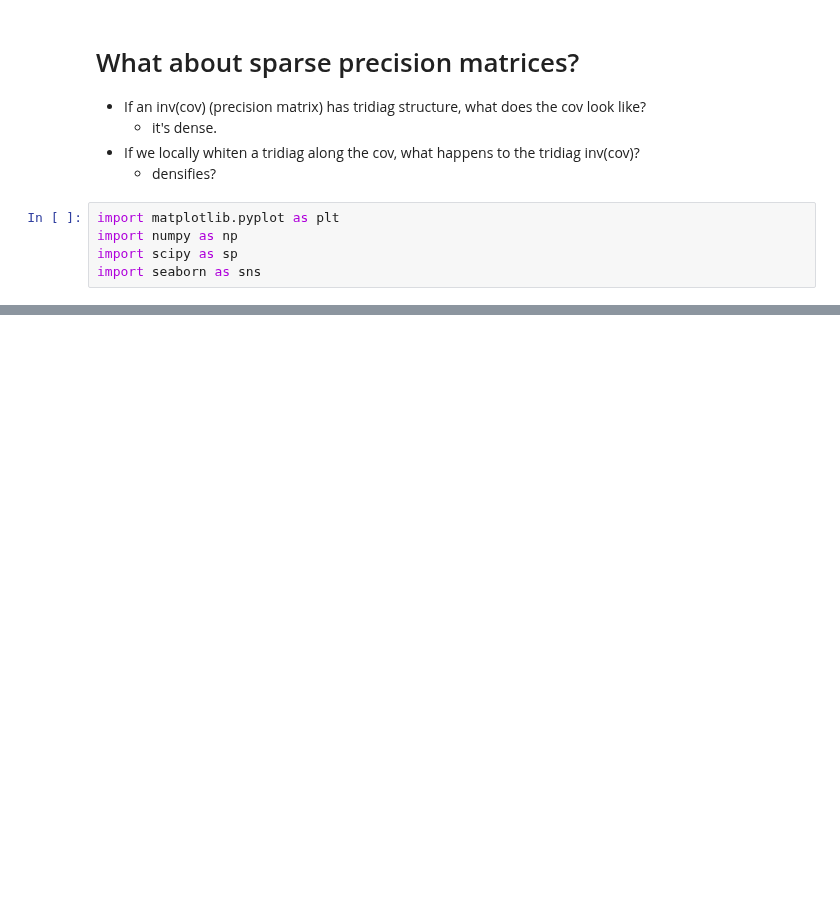
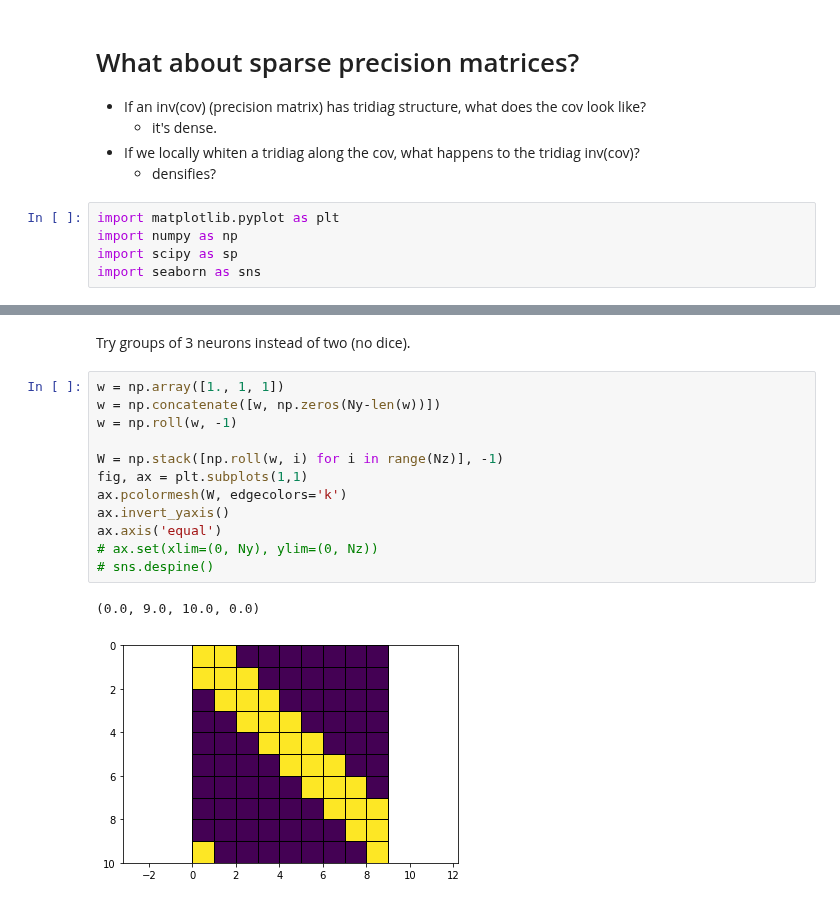
Before and after one commit to lyndond/frame_whitening, a Jupyter notebook: figures/convolutional_v3.ipynb, the cells around one changed output, grey strips where cells are left out. Drawn from its saved outputs; the diff is of its cells as text; blank space fills up the shorter version.

```diff
--- a/figures/convolutional_v3.ipynb
+++ b/figures/convolutional_v3.ipynb
@@ -285,3 +285,20 @@ with sns.plotting_context("paper"):
 # %% [output]
 [figure]
 [figure]
+# %% [markdown]
+Try groups of 3 neurons instead of two (no dice).
+# %%
+w = np.array([1., 1, 1])
+w = np.concatenate([w, np.zeros(Ny-len(w))])
+w = np.roll(w, -1)
+
+W = np.stack([np.roll(w, i) for i in range(Nz)], -1)
+fig, ax = plt.subplots(1,1)
+ax.pcolormesh(W, edgecolors='k')
+ax.invert_yaxis()
+ax.axis('equal')
+# ax.set(xlim=(0, Ny), ylim=(0, Nz))
+# sns.despine()
+# %% [output]
+(0.0, 9.0, 10.0, 0.0)
+[figure, added]
```
Also changed, not shown: parts of 3 cells of this notebook, 1 other file.
